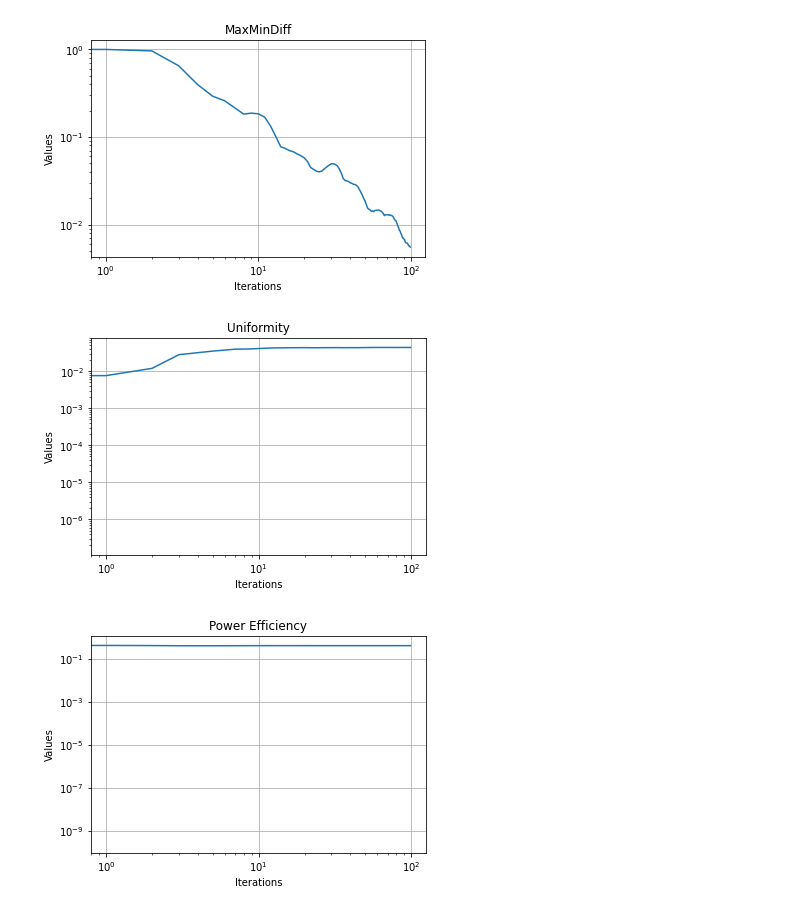
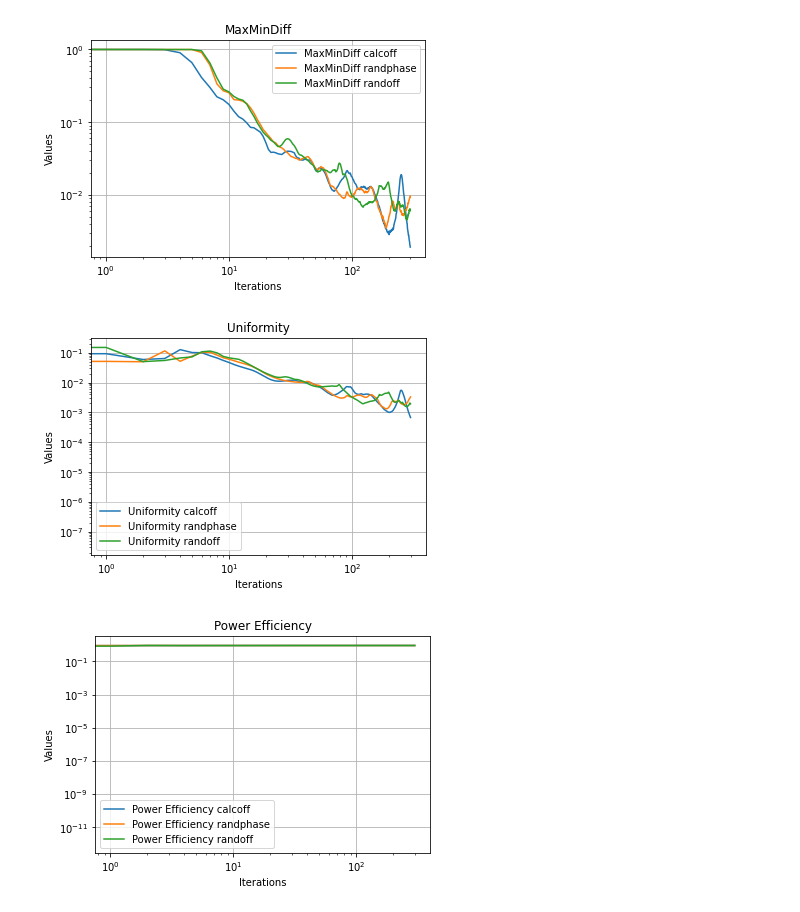
Before and after one commit to nsong03/Ultracold-Research, a Jupyter notebook: GWS-Summer2024/tweezergeneration_simulation.ipynb, the cells around one changed output. Drawn from its saved outputs; the diff is of its cells as text; code cells hidden in the pictures.

```diff
--- a/GWS-Summer2024/tweezergeneration_simulation.ipynb
+++ b/GWS-Summer2024/tweezergeneration_simulation.ipynb
@@ -855,8 +900,8 @@ gwscostfunction = Pen_DeltaSqrt
 # #Error Metrics available: Err_MaxMinDiff, Err_Uniformity, Err_PowerEff
 errormetric = Err_MaxMinDiff
 
-imgname = f"20by20_3spacing_mag5" # DEFINE NAME FIRST
-tweezerarray = createtweezers_grid(cp.zeros((numpixels*5,numpixels*5)), 3, 20,20 )
+imgname = f"3by3_9spacing_mag3" # DEFINE NAME FIRST
+tweezerarray = createtweezers_grid(cp.zeros((numpixels*3,numpixels*3)), 9, 3,3 )
 # plt.imshow(zoomin(expand(tweezerarray,1)))
 # %%
 # Get the kvectors from the tweezer array
@@ -870,13 +915,13 @@ kvector_initoffsets = Off_Calc(kvector_tweezers.get_magnitude(0), kvector_tweeze
 initialphaseguess = create_phasemap(kvector_tweezers, kvector_initoffsets, wavetype=makesawtooth, opton=True, opttype=Phase_MinAmp, optiter=10)
 # %%
 # Derive necessary phase for tweezers
-optimizedout  = derivephase(Pen_DeltaSqrt, tweezerarray, initialphaseguess, 100,1)
+optimizedout  = derivephase(Pen_DeltaSqrt, tweezerarray, initialphaseguess, 60,1)
 # %%
-optimizedout_randguess  = derivephase(Pen_DeltaSqrt, tweezerarray, cp.random.rand(cp.shape(numpixels, numpixels)), 100,1)
+optimizedout_randguess  = derivephase(Pen_DeltaSqrt, tweezerarray, cp.random.rand(numpixels, numpixels), 100,1)
 # %%
 kvector_initoffsets_none = Off_None(kvector_tweezers.get_magnitude(0), kvector_tweezers.get_angle(0), tweezerarray)
 initialphaseguess_nooffsets = create_phasemap(kvector_tweezers, kvector_initoffsets_none, wavetype=makesawtooth, opton=True, opttype=Phase_MinAmp, optiter=10)
-optimizedout_nooffsets  = derivephase(Pen_DeltaSqrt, tweezerarray, initialphaseguess_nooffsets, 100,1)
+optimizedout_nooffsets  = derivephase(Pen_DeltaSqrt, tweezerarray, initialphaseguess_nooffsets, 1000,1)
 # %%
 # Convert to image files, and store!
 import os
@@ -897,15 +942,22 @@ virtualintimg.save(intimg_path)
 # %%
 errors = optimizedout.get_all_errors()
 labels = optimizedout.get_all_labels()
+errors_rand = optimizedout_randguess.get_all_errors()
+labels_rand = optimizedout_randguess.get_all_labels()
+errors_nooff = optimizedout_nooffsets.get_all_errors()
+labels_nooff = optimizedout_nooffsets.get_all_labels()
 for i, label in enumerate(labels):
     plt.figure()
-    plt.loglog(errors[i].get())
+    plt.loglog(errors[i].get(), label=str(cp.asnumpy(label))+" calcoff")
+    plt.loglog(errors_rand[i].get(), label=str(cp.asnumpy(label))+" randphase")
+    plt.loglog(errors_nooff[i].get(), label=str(cp.asnumpy(label))+" randoff")
     plt.title(label)
+    plt.legend()
     plt.xlabel('Iterations')
     plt.ylabel('Values')
     plt.grid(True)
     plt.show()
 # %% [output]
-[figure, old version]
+[figure, new version]
-[figure, old version]
+[figure, new version]
-[figure, old version]
+[figure, new version]
```
Also changed, not shown: parts of 7 cells of this notebook, 4 other files.
